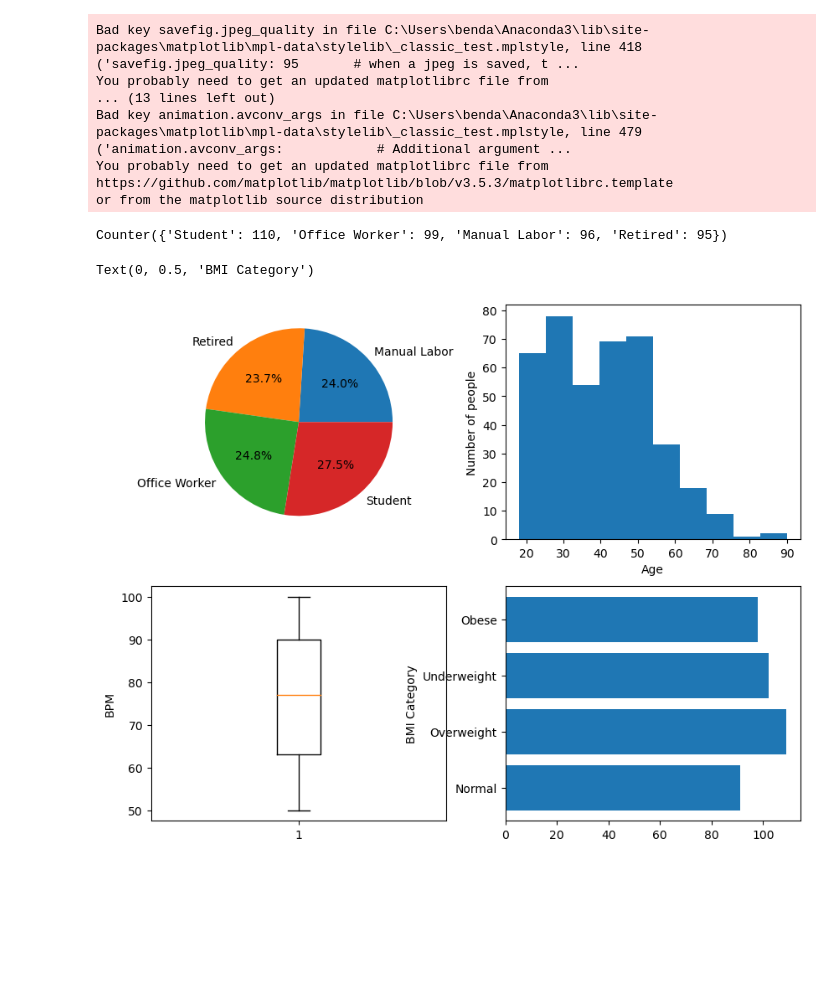
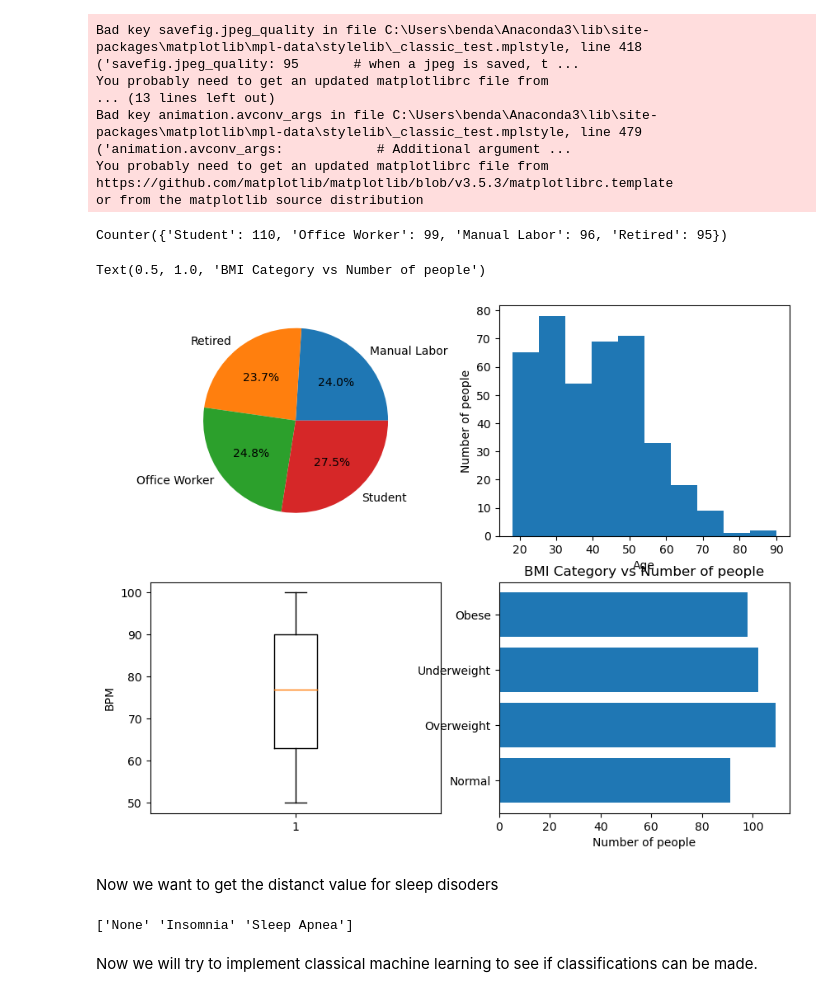
Before and after one commit to BeanMakes/Investigation-on-sleep-disorder, a Jupyter notebook: Sleep disorder Notebook.ipynb, the cells around one changed output. Drawn from its saved outputs; the diff is of its cells as text; code cells hidden in the pictures; blank space fills up the shorter version.

```diff
--- a/Sleep disorder Notebook.ipynb
+++ b/Sleep disorder Notebook.ipynb
@@ -118,33 +113,42 @@ from collections import Counter
 import numpy as np
 
 data = Counter(df["Occupation"])
 
 y =Counter(data)
 print(y)
 labels = y.keys()
 sizes = y.values()
 
 fig, axes = plt.subplots(nrows=2, ncols=2, figsize=(10, 8))
 axes[0, 0].pie(sizes, labels=labels,autopct='%1.1f%%')
 
 data = df["Age"]
 axes[0,1].hist(data)
 axes[0,1].set_xlabel("Age")
 axes[0,1].set_ylabel("Number of people")
 
 data = df["Heart Rate (bpm)"]
 axes[1,0].boxplot(data)
 axes[1,0].set_ylabel("BPM")
 
 data = df["BMI Category"]
 y =Counter(data)
 y_pos = np.arange(len(y.keys()))
 axes[1,1].barh(y_pos, y.values(), align='center')
 axes[1,1].set_yticks(y_pos, labels=y.keys())
 axes[1,1].invert_yaxis()  # labels read top-to-bottom
 axes[1,1].set_xlabel('Number of people')
-axes[1,1].set_xlabel('Number of people')
+axes[1,1].set_title('BMI Category vs Number of people')
 # %% [output]
 Counter({'Student': 110, 'Office Worker': 99, 'Manual Labor': 96, 'Retired': 95})
-Text(0, 0.5, 'BMI Category')
+Text(0.5, 1.0, 'BMI Category vs Number of people')
-[figure, old version]
+[figure, new version]
+# %% [markdown]
+Now we want to get the distanct value for sleep disoders
+# %%
+a = df['Sleep Disorder'].unique()
+print(a)
+# %% [output]
+['None' 'Insomnia' 'Sleep Apnea']
+# %% [markdown]
+Now we will try to implement classical machine learning to see if classifications can be made.
```
Also changed, not shown: parts of 16 cells of this notebook.
